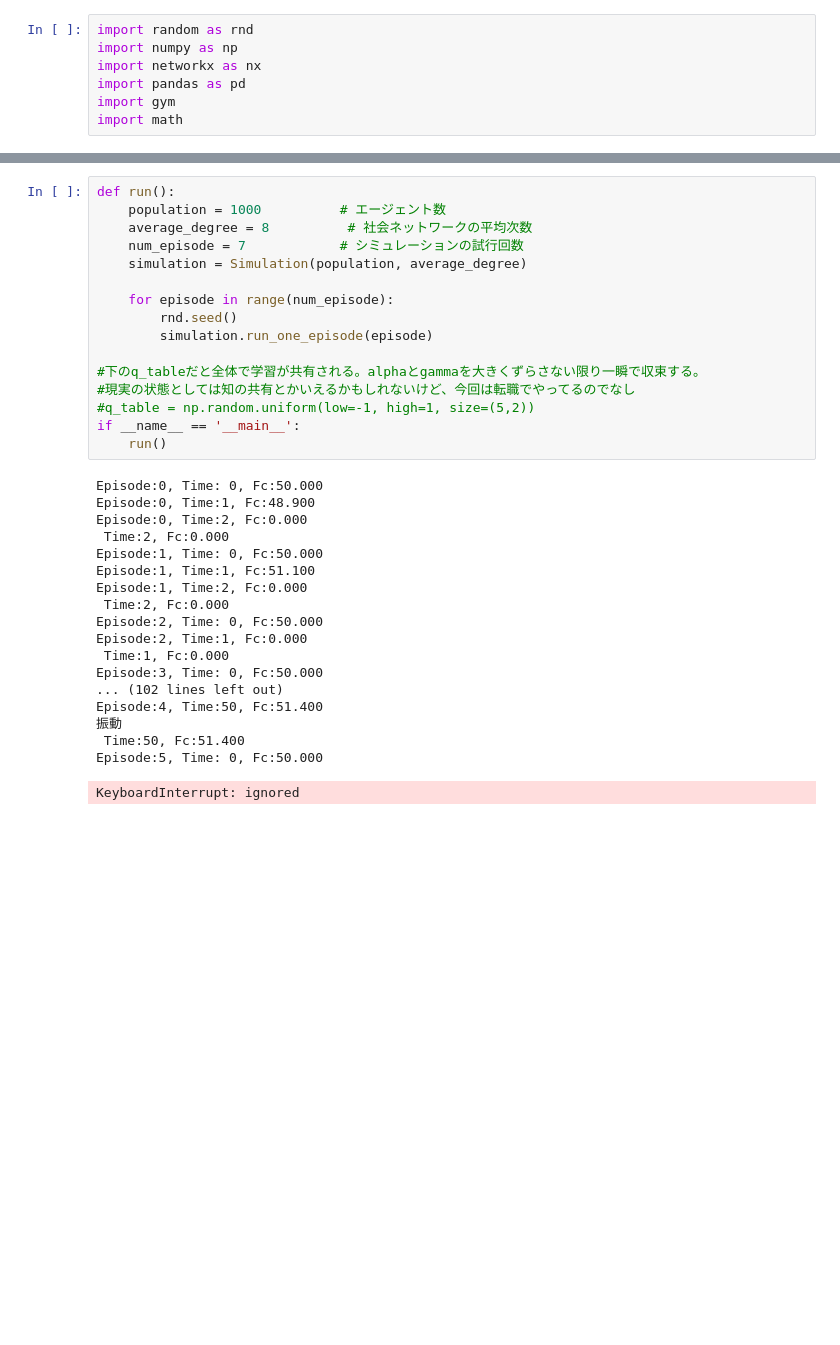
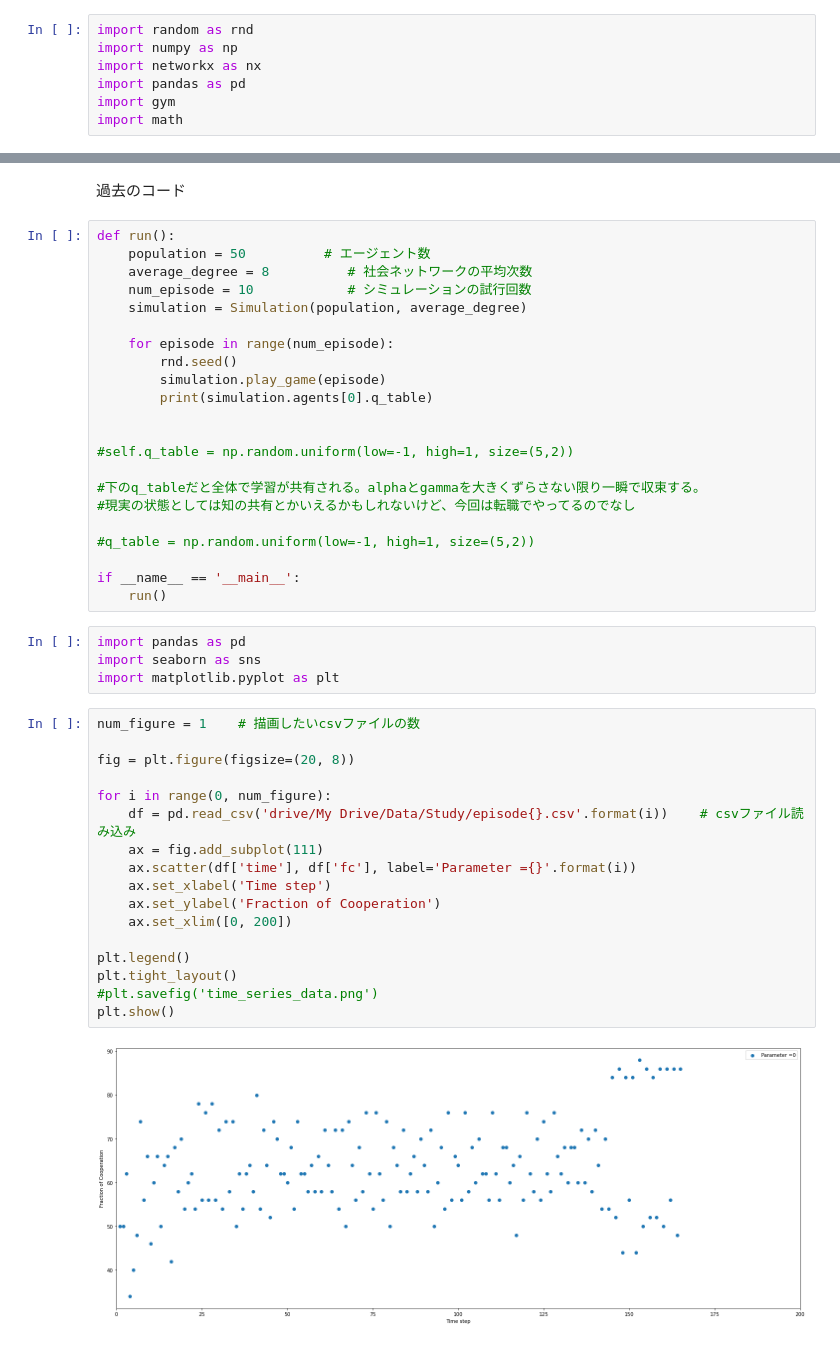
Before and after one commit to kazuma-kosuge/clone, a Jupyter notebook: 社会シミュレーション.ipynb, the cells around one changed output, grey strips where cells are left out. Drawn from its saved outputs; the diff is of its cells as text; blank space fills up the shorter version.

```diff
--- a/社会シミュレーション.ipynb
+++ b/社会シミュレーション.ipynb
@@ -170,35 +298,47 @@ class Simulation:
+# %% [markdown]
+過去のコード
 # %%
 def run():
-    population = 1000          # エージェント数
+    population = 50          # エージェント数
     average_degree = 8          # 社会ネットワークの平均次数
-    num_episode = 7            # シミュレーションの試行回数
+    num_episode = 10            # シミュレーションの試行回数
     simulation = Simulation(population, average_degree)
 
     for episode in range(num_episode):
         rnd.seed()
-        simulation.run_one_episode(episode)
+        simulation.play_game(episode)
+        print(simulation.agents[0].q_table)
+
+
+#self.q_table = np.random.uniform(low=-1, high=1, size=(5,2))
 
 #下のq_tableだと全体で学習が共有される。alphaとgammaを大きくずらさない限り一瞬で収束する。
 #現実の状態としては知の共有とかいえるかもしれないけど、今回は転職でやってるのでなし
+
 #q_table = np.random.uniform(low=-1, high=1, size=(5,2))
+
 if __name__ == '__main__':
     run()
-# %% [output]
-Episode:0, Time: 0, Fc:50.000
-Episode:0, Time:1, Fc:48.900
-Episode:0, Time:2, Fc:0.000
- Time:2, Fc:0.000
-Episode:1, Time: 0, Fc:50.000
-Episode:1, Time:1, Fc:51.100
-Episode:1, Time:2, Fc:0.000
- Time:2, Fc:0.000
-Episode:2, Time: 0, Fc:50.000
-Episode:2, Time:1, Fc:0.000
- Time:1, Fc:0.000
-Episode:3, Time: 0, Fc:50.000
-... (102 lines left out)
-Episode:4, Time:50, Fc:51.400
-振動
- Time:50, Fc:51.400
-Episode:5, Time: 0, Fc:50.000
-KeyboardInterrupt: ignored
+# %%
+import pandas as pd
+import seaborn as sns
+import matplotlib.pyplot as plt
+# %%
+num_figure = 1    # 描画したいcsvファイルの数
+
+fig = plt.figure(figsize=(20, 8))
+
+for i in range(0, num_figure):
+    df = pd.read_csv('drive/My Drive/Data/Study/episode{}.csv'.format(i))    # csvファイル読み込み
+    ax = fig.add_subplot(111)
+    ax.scatter(df['time'], df['fc'], label='Parameter ={}'.format(i))
+    ax.set_xlabel('Time step')
+    ax.set_ylabel('Fraction of Cooperation')
+    ax.set_xlim([0, 200])
+
+plt.legend()
+plt.tight_layout()
+#plt.savefig('time_series_data.png')
+plt.show()
+# %% [output]
+[figure, added]
```
Also changed, not shown: parts of 5 cells of this notebook.
